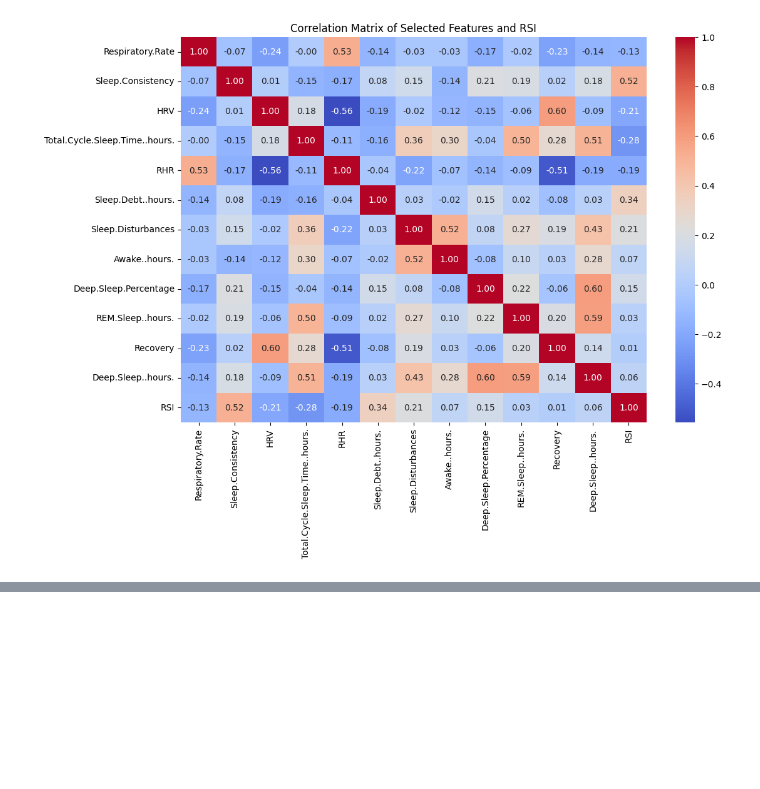
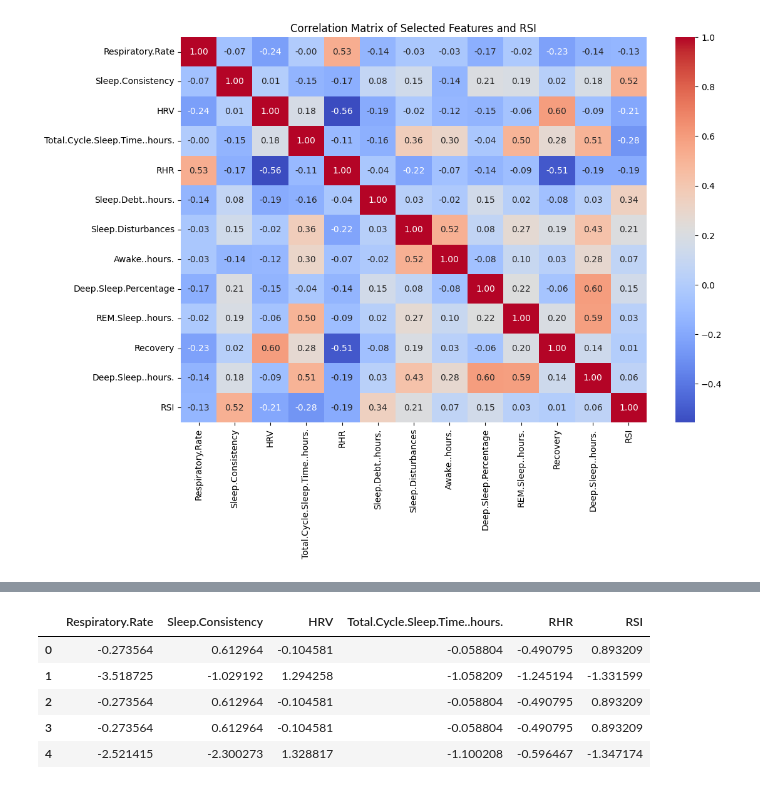
Before and after one commit to rahil247/ML_2025_6_The-OverFitters, a Jupyter notebook: Codes/TheOverFitters.ipynb, the cells around one changed output, grey strips where cells are left out. Cells and saved outputs as stored; diff of their text form; code cells hidden in the pictures; blank space fills up the shorter version.

```diff
--- a/Codes/TheOverFitters.ipynb
+++ b/Codes/TheOverFitters.ipynb
@@ -408,0 +413,12 @@ plt.show()
+# %%
+selected_features_cluster = ['Respiratory.Rate', 'Sleep.Consistency', 'HRV',
+                     'Total.Cycle.Sleep.Time..hours.', 'RHR']
+df_cluster = df_reduced[selected_features_cluster+['RSI']]
+df_cluster.head()
+# %% [output]
+|  | Respiratory.Rate | Sleep.Consistency | HRV | Total.Cycle.Sleep.Time..hours. | RHR | RSI |
+| 0 | -0.273564 | 0.612964 | -0.104581 | -0.058804 | -0.490795 | 0.893209 |
+| 1 | -3.518725 | -1.029192 | 1.294258 | -1.058209 | -1.245194 | -1.331599 |
+| 2 | -0.273564 | 0.612964 | -0.104581 | -0.058804 | -0.490795 | 0.893209 |
+| 3 | -0.273564 | 0.612964 | -0.104581 | -0.058804 | -0.490795 | 0.893209 |
+| 4 | -2.521415 | -2.300273 | 1.328817 | -1.100208 | -0.596467 | -1.347174 |
```
Also changed, not shown: parts of 7 cells of this notebook.
